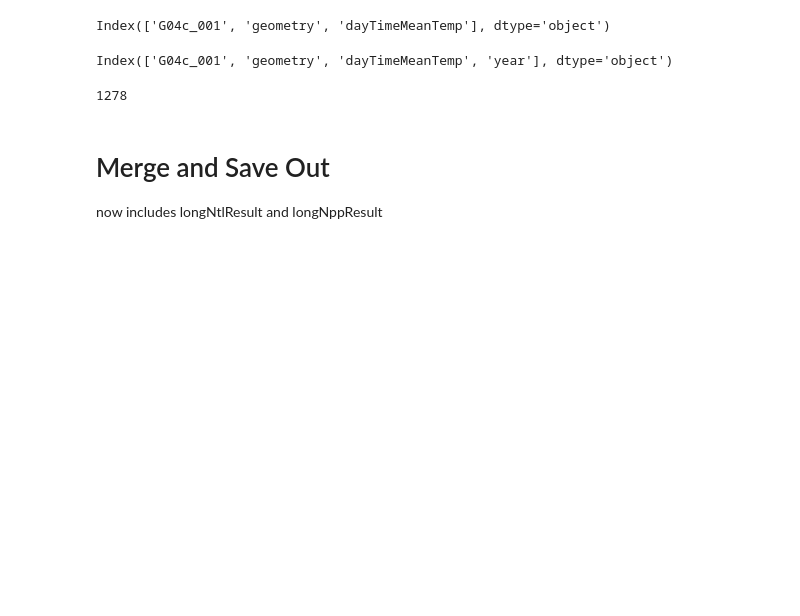
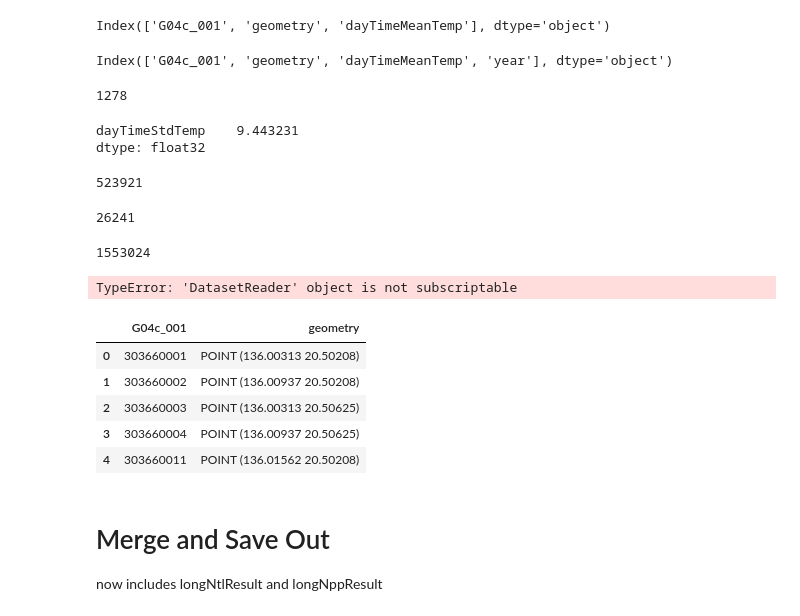
Before and after one commit to MichaelChaoLi-cpu/JapanPop, a Jupyter notebook: 01_PyCode/25_DW_NppNtlPrecipitationTemperature_v1.ipynb, the cells around one changed output. Cells and saved outputs as stored; diff of their text form; code cells hidden in the pictures; blank space fills up the shorter version.

```diff
--- a/01_PyCode/25_DW_NppNtlPrecipitationTemperature_v1.ipynb
+++ b/01_PyCode/25_DW_NppNtlPrecipitationTemperature_v1.ipynb
@@ -832,3 +837,39 @@ dayTimeTempStdResult = Parallel(n_jobs=8)(delayed(coordExtractionFromRaster)(aim
+# %%
+mergeDayTimeTempStdResult.mean()
+# %% [output]
+dayTimeStdTemp    9.443231
+dtype: float32
+# %%
+mergeDayTimeTempMeanResult['dayTimeMeanTemp'].isna().count() - mergeDayTimeTempMeanResult['dayTimeMeanTemp'].count()
+# %% [output]
+523921
+# %%
+dayTimeTempStdResult[0]['dayTimeStdTemp'].isna().count() - dayTimeTempStdResult[0]['dayTimeStdTemp'].count()
+# %% [output]
+26241
+# %%
+dayTimeTempStdResult[0]['dayTimeStdTemp'].isna().count()
+# %% [output]
+1553024
+# %%
+rasterFile = rasterio.open(r"F:\17_Article\01_Data\08_Temperature\Surf_Temp_8Days_1Km_v6\temp\2001_daytime_mean.tif")
+rasterFile = rasterFile[::-1,:]
+rasterArray = rasterFile.read(1)
+x, y = 139.878, 35.860
+row, col = rasterFile.index(x, y)
+print(row, col)
+#print(rasterArray[row, col])
+# %% [output]
+TypeError: 'DatasetReader' object is not subscriptable
+# %%
+coords_extration.head()
+# %% [output]
+|  | G04c_001 | geometry |
+| 0 | 303660001 | POINT (136.00313 20.50208) |
+| 1 | 303660002 | POINT (136.00937 20.50208) |
+| 2 | 303660003 | POINT (136.00313 20.50625) |
+| 3 | 303660004 | POINT (136.00937 20.50625) |
+| 4 | 303660011 | POINT (136.01562 20.50208) |
 # %% [markdown]
 # Merge and Save Out
 now includes longNtlResult and longNppResult
```
Also changed, not shown: parts of 6 cells of this notebook.
